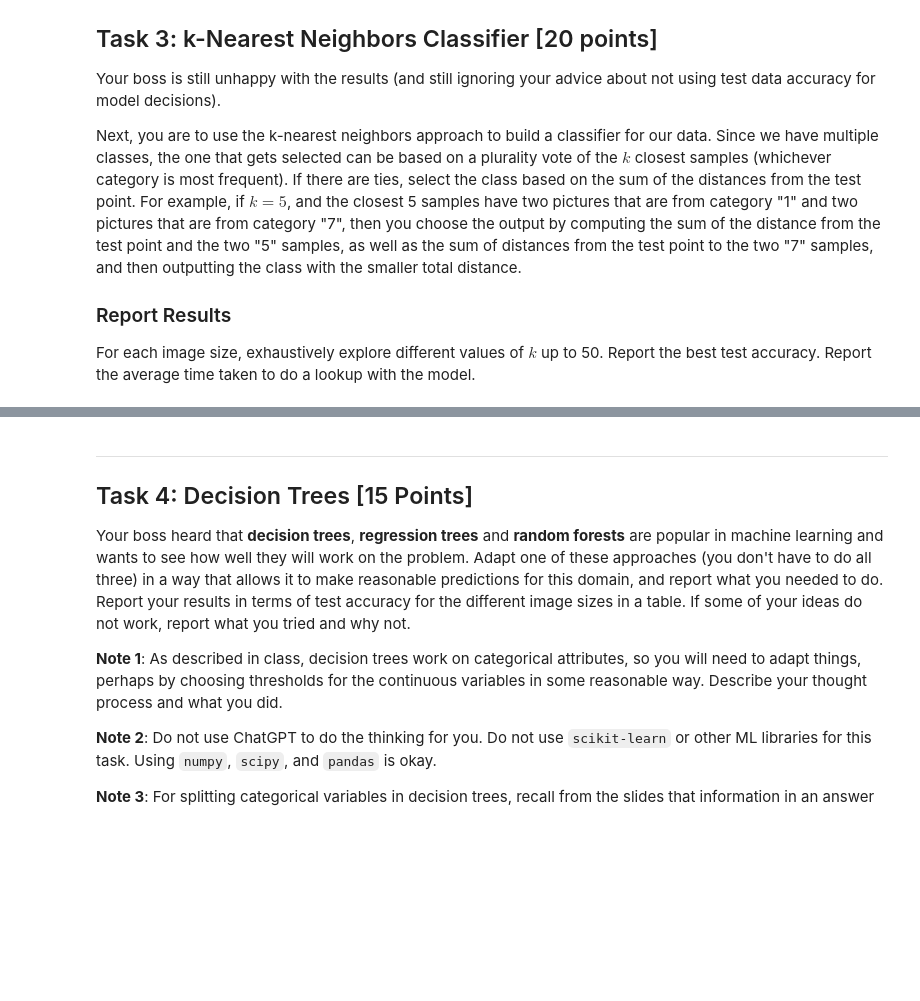
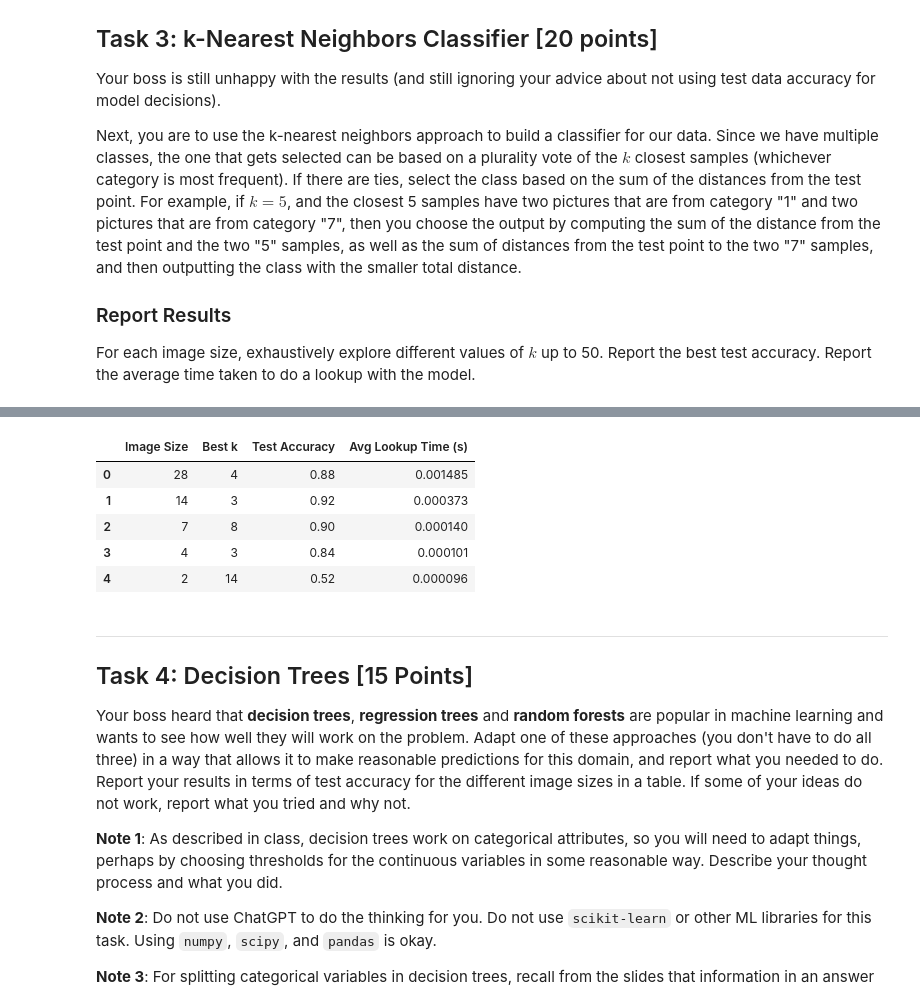
Before and after one commit to Czedros/CSE352-Machine-Learning-Assignments, a Jupyter notebook: ML/MNIST.ipynb, the cells around one changed output, grey strips where cells are left out. Drawn from its saved outputs; the diff is of its cells as text; code cells hidden in the pictures; blank space fills up the shorter version.

```diff
--- a/ML/MNIST.ipynb
+++ b/ML/MNIST.ipynb
@@ -173,3 +304,78 @@ Next, you are to use the k-nearest neighbors approach to build a classifier for
 ### Report Results
 
 For each image size, exhaustively explore different values of $k$ up to 50. Report the best test accuracy. Report the average time taken to do a lookup with the model.
+# %%
+import numpy as np
+import time
+from collections import Counter, defaultdict
+import pandas as pd
+import matplotlib.pyplot as plt
+
+# --- kNN Utilities ---
+
+def euclidean_distance(a, b):
+    return np.sqrt(np.sum((a - b) ** 2, axis=1))
+
+def knn_predict_single(x, X_train, y_train, k):
+    distances = euclidean_distance(X_train, x.reshape(1, -1))
+    sorted_indices = np.argsort(distances)
+    k_nearest = sorted_indices[:k]
+    labels = y_train[k_nearest]
+    label_counts = Counter(labels)
+    most_common = label_counts.most_common()
+
+    top_freq = most_common[0][1]
+    tied_classes = [cls for cls, count in most_common if count == top_freq]
+
+    if len(tied_classes) == 1:
+        return tied_classes[0]
+    else:
+        distance_sums = defaultdict(float)
+        for idx in k_nearest:
+            label = y_train[idx]
+            if label in tied_classes:
+                distance_sums[label] += distances[idx]
+        return min(distance_sums.items(), key=lambda x: x[1])[0]
+
+def knn_predict_batch(X_test, X_train, y_train, k):
+    predictions = []
+    start_time = time.time()
+    for x in X_test:
+        predictions.append(knn_predict_single(x, X_train, y_train, k))
+    end_time = time.time()
+    avg_lookup_time = (end_time - start_time) / len(X_test)
+    return np.array(predictions), avg_lookup_time
+
+def accuracy(y_true, y_pred):
+    return np.mean(y_true == y_pred)
+
+# --- Evaluation Loop for One Image Size ---
+def evaluate_knn(X_train, y_train, X_test, y_test, max_k=50):
+    best_k = -1
+    best_accuracy = 0
+    best_time = 0
+
+    for k in range(1, max_k + 1):
+        y_pred, avg_time = knn_predict_batch(X_test, X_train, y_train, k)
+        acc = accuracy(y_test, y_pred)
+        if acc > best_accuracy:
+            best_k = k
+            best_accuracy = acc
+            best_time = avg_time
+
+    return best_k, best_accuracy, best_time
+
+# --- Run for All Image Sizes ---
+sizes = [28, 14, 7, 4, 2]
+knn_results = []
+
+for size in sizes:
+    print(f"Evaluating kNN for image size: {size}x{size}")
+    X_train, y_train, X_val, y_val, X_test, y_test = prepare_data(images, labels, size)
+    best_k, best_acc, avg_time = evaluate_knn(X_train, y_train, X_test, y_test, max_k=50)
+    knn_results.append((size, best_k, best_acc, avg_time))
+
+# --- Results Table ---
+df_knn = pd.DataFrame(knn_results, columns=["Image Size", "Best k", "Test Accuracy", "Avg Lookup Time (s)"])
+display(df_knn)
+# %% [output]
@@ -176,3 +387,9 @@ For each image size, exhaustively explore different values of $k$ up to 50. Repo
+|  | Image Size | Best k | Test Accuracy | Avg Lookup Time (s) |
+| 0 | 28 | 4 | 0.88 | 0.001485 |
+| 1 | 14 | 3 | 0.92 | 0.000373 |
+| 2 | 7 | 8 | 0.90 | 0.000140 |
+| 3 | 4 | 3 | 0.84 | 0.000101 |
+| 4 | 2 | 14 | 0.52 | 0.000096 |
 # %%
 # Your answer goes here
 # %% [markdown]
```
Also changed, not shown: parts of 6 cells of this notebook.
